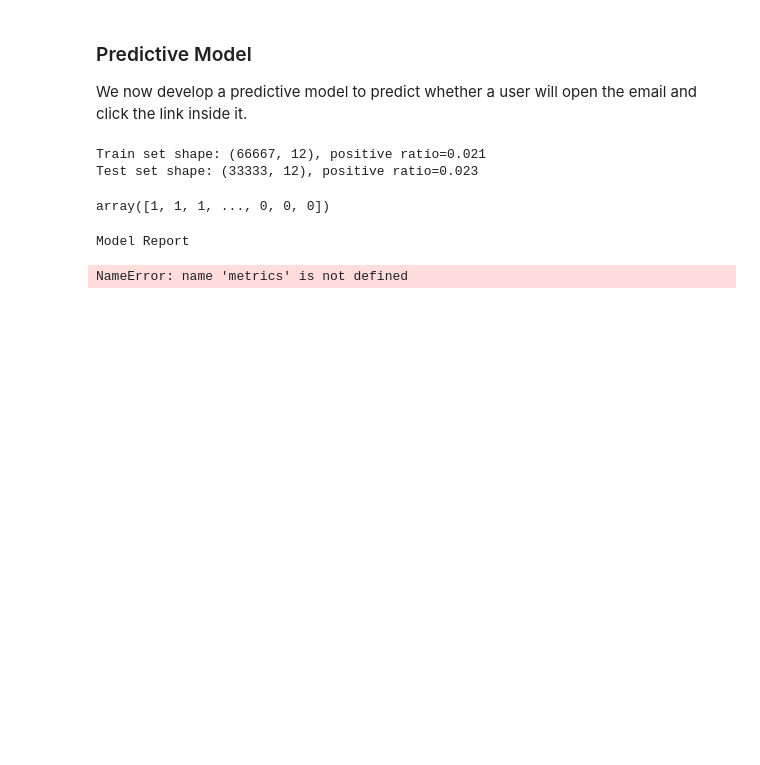
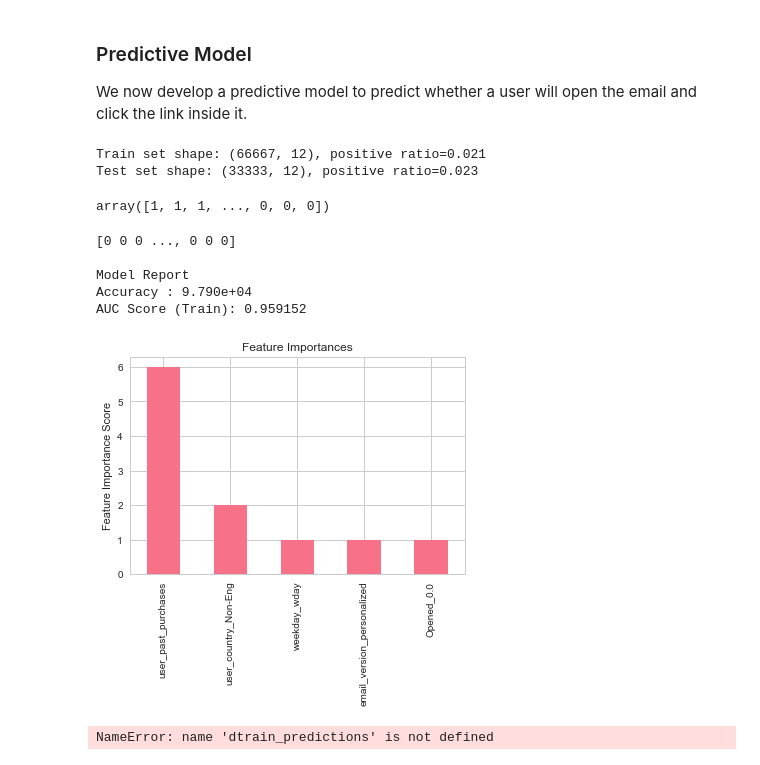
Before and after one commit to dipalira/DS-Challenges, a Jupyter notebook: Email Campaign/Email Marketing Challenge.ipynb, the cells around one changed output. Cells and saved outputs as stored; diff of their text form; code cells hidden in the pictures; blank space fills up the shorter version.

```diff
--- a/Email Campaign/Email Marketing Challenge.ipynb
+++ b/Email Campaign/Email Marketing Challenge.ipynb
@@ -268,28 +269,36 @@ def modelfit(alg, dtrain,y, useTrainCV=True, cv_folds=5, early_stopping_rounds=5
     #Predict training set:
     dtrain_predictions = alg.predict(dtrain)
     dtrain_predprob = alg.predict_proba(dtrain)[:,1]
-
+    print(dtrain_predictions)
     #Print model report:
     print ("\nModel Report")
-    print ("Accuracy : %.4g" % metrics.accuracy_score(dtrain.values, dtrain_predictions))
+    print ("Accuracy : %.4g" % metrics.accuracy_score(y.values, dtrain_predictions.round(),normalize =  False))
     print ("AUC Score (Train): %f" % metrics.roc_auc_score(y, dtrain_predprob))
 
-    feat_imp = pd.Series(alg.booster().get_fscore()).sort_values(ascending=False)
+
+    feat_imp = pd.Series(alg._Booster.get_fscore()).sort_values(ascending=False)
     feat_imp.plot(kind='bar', title='Feature Importances')
     plt.ylabel('Feature Importance Score')
+    return alg
 # %%
 xgb1 = XGBClassifier(learning_rate =0.1,
  n_estimators=1000,
  max_depth=5,
  min_child_weight=1,
  gamma=0,
  subsample=0.8,
  colsample_bytree=0.8,
  objective= 'binary:logistic',
  nthread=4,
- scale_pos_weight=1,
- seed=27)
-modelfit(xgb1, data,y)
+fit_model = modelfit(xgb1, data,y)
 # %% [output]
+[0 0 0 ..., 0 0 0]
+
 Model Report
+Accuracy : 9.790e+04
+AUC Score (Train): 0.959152
-NameError: name 'metrics' is not defined
+[figure, added]
+# %%
+dtrain.values
+# %% [output]
+NameError: name 'dtrain_predictions' is not defined
```
Also changed, not shown: parts of 1 cell of this notebook.
